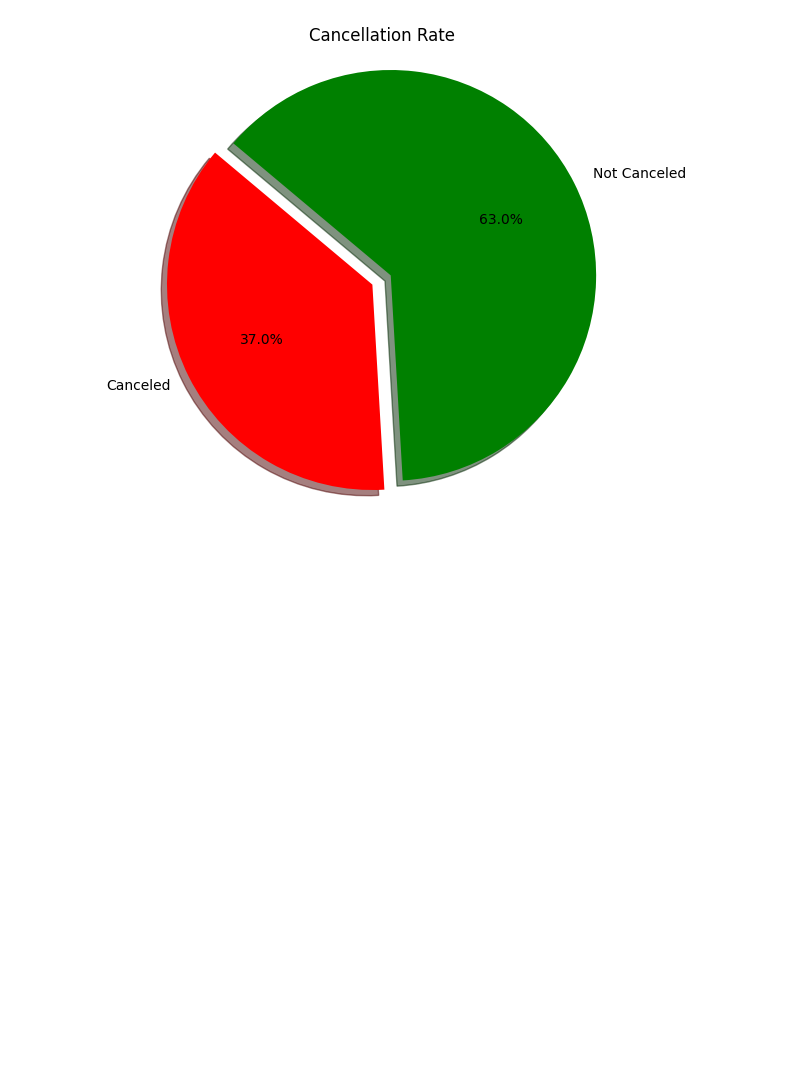
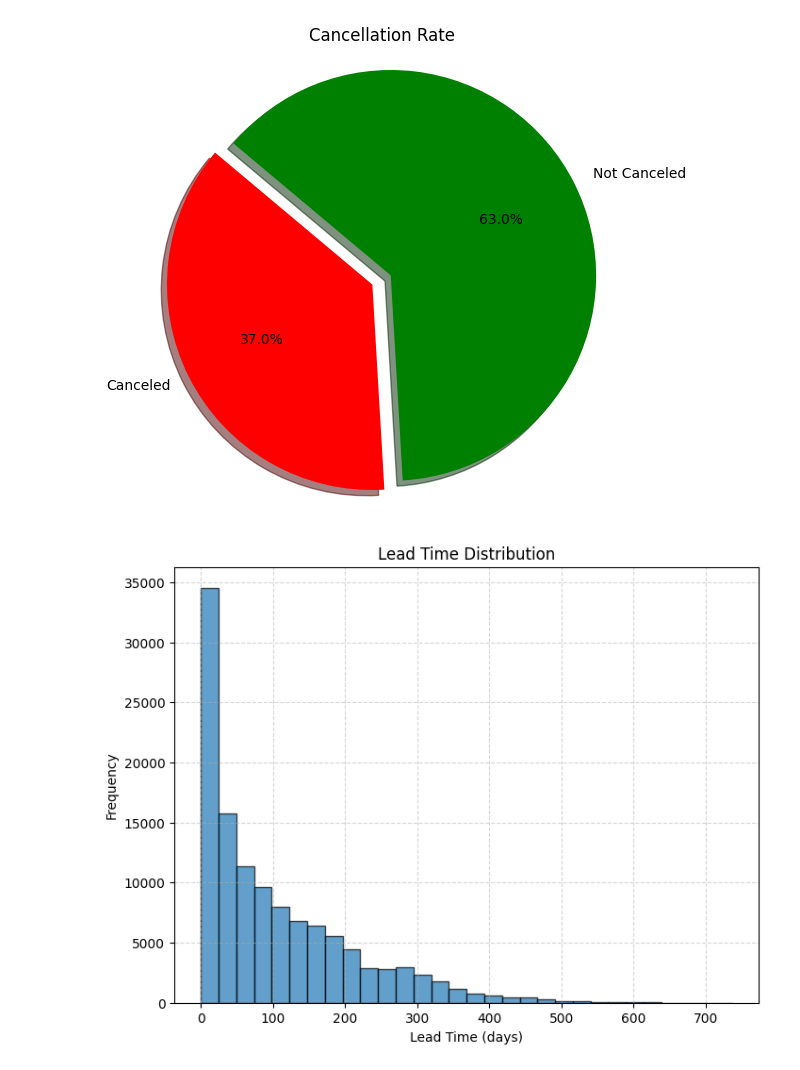
Before and after one commit to jatinkanyan/Project, a Jupyter notebook: Untitled2.ipynb, the cells around one changed output. Saved outputs shown, nothing was run; the diff lists cells and outputs as text; code cells hidden in the pictures; blank space fills up the shorter version.

```diff
--- a/Untitled2.ipynb
+++ b/Untitled2.ipynb
@@ -122,3 +122,14 @@ plt.axis('equal')
 plt.show()
 # %% [output]
 [figure]
+# %%
+lead_time_data = df["lead_time"]
+a=plt.figure(figsize=(8,6))
+plt.hist(lead_time_data,bins=30,edgecolor="k",alpha=0.7)
+plt.title('Lead Time Distribution')
+plt.xlabel('Lead Time (days)')
+plt.ylabel('Frequency')
+plt.grid(True, linestyle='--', alpha=0.5)
+plt.show()
+# %% [output]
+[figure, added]
```
Also changed, not shown: parts of 9 cells of this notebook.
